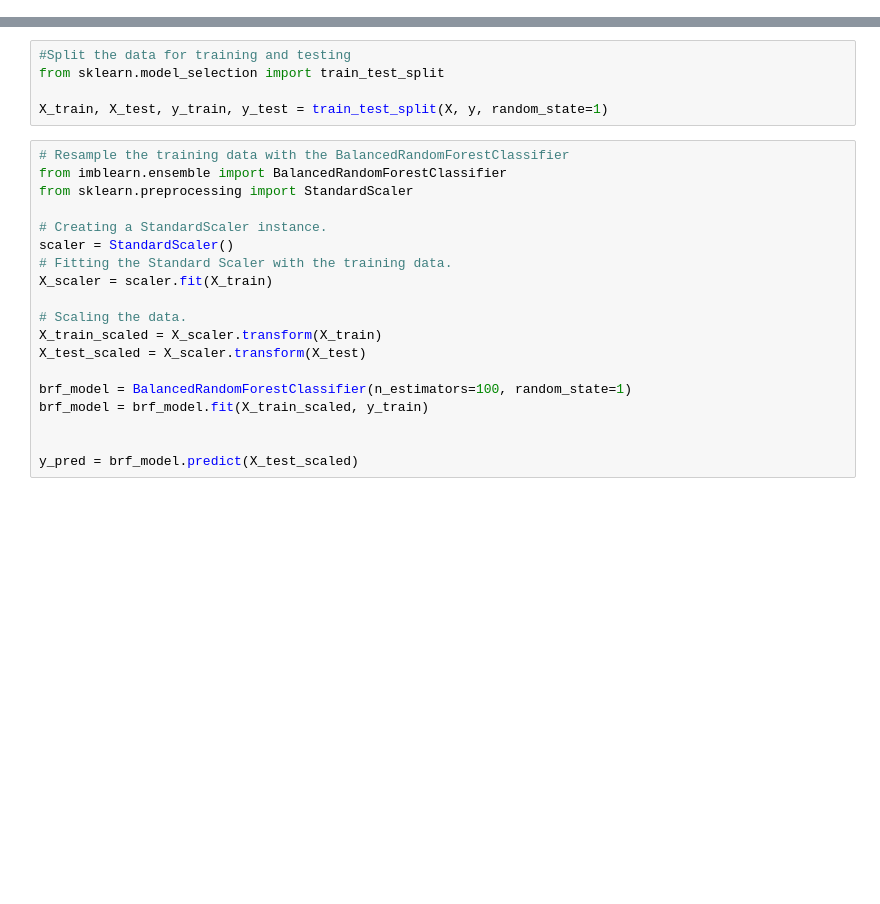
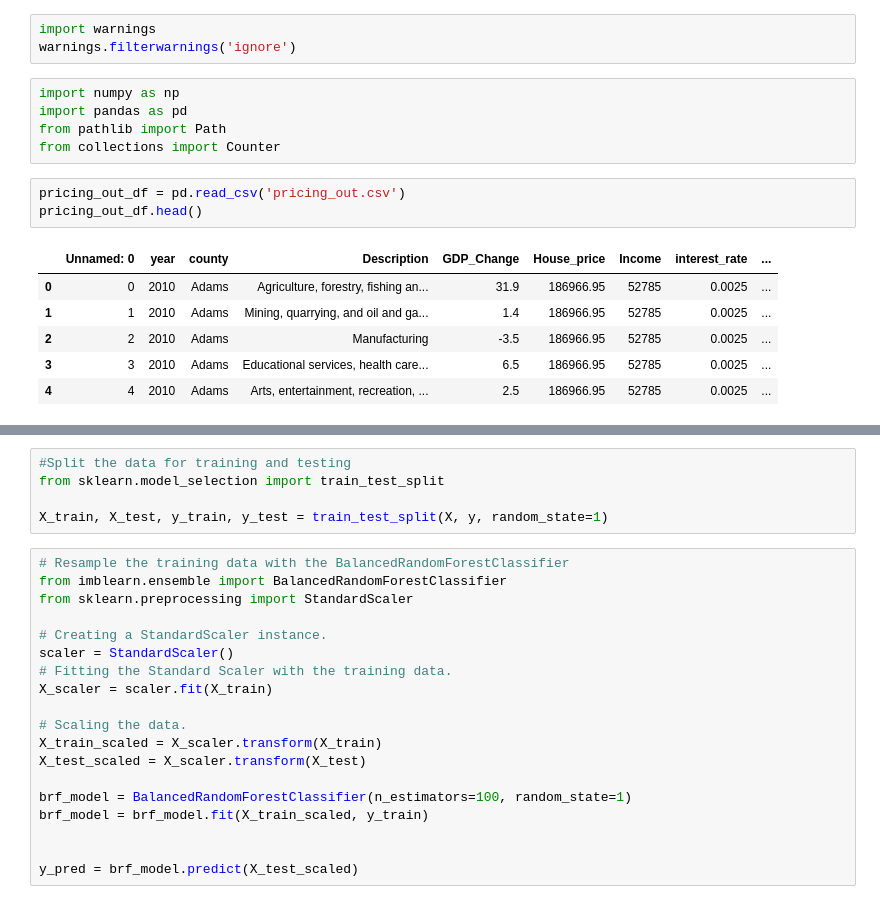
Before and after one commit to phanafin/I-m-all-out-of-bubble-gum, a Jupyter notebook: BRFC_for_project.ipynb, the cells around one changed output, grey strips where cells are left out. Cells and saved outputs as stored; diff of their text form; blank space fills up the shorter version.

Commit message:
Balanced Random Forest Classifier

```diff
--- a/BRFC_for_project.ipynb
+++ b/BRFC_for_project.ipynb
@@ -0,0 +1,18 @@
+# %%
+import warnings
+warnings.filterwarnings('ignore')
+# %%
+import numpy as np
+import pandas as pd
+from pathlib import Path
+from collections import Counter
+# %%
+pricing_out_df = pd.read_csv('pricing_out.csv')
+pricing_out_df.head()
+# %% [output]
+|  | Unnamed: 0 | year | county | Description | GDP_Change | House_price | Income | interest_rate | ... |
+| 0 | 0 | 2010 | Adams | Agriculture, forestry, fishing an... | 31.9 | 186966.95 | 52785 | 0.0025 | ... |
+| 1 | 1 | 2010 | Adams | Mining, quarrying, and oil and ga... | 1.4 | 186966.95 | 52785 | 0.0025 | ... |
+| 2 | 2 | 2010 | Adams | Manufacturing | -3.5 | 186966.95 | 52785 | 0.0025 | ... |
+| 3 | 3 | 2010 | Adams | Educational services, health care... | 6.5 | 186966.95 | 52785 | 0.0025 | ... |
+| 4 | 4 | 2010 | Adams | Arts, entertainment, recreation, ... | 2.5 | 186966.95 | 52785 | 0.0025 | ... |
```
Also changed, not shown: parts of 11 cells of this notebook.
